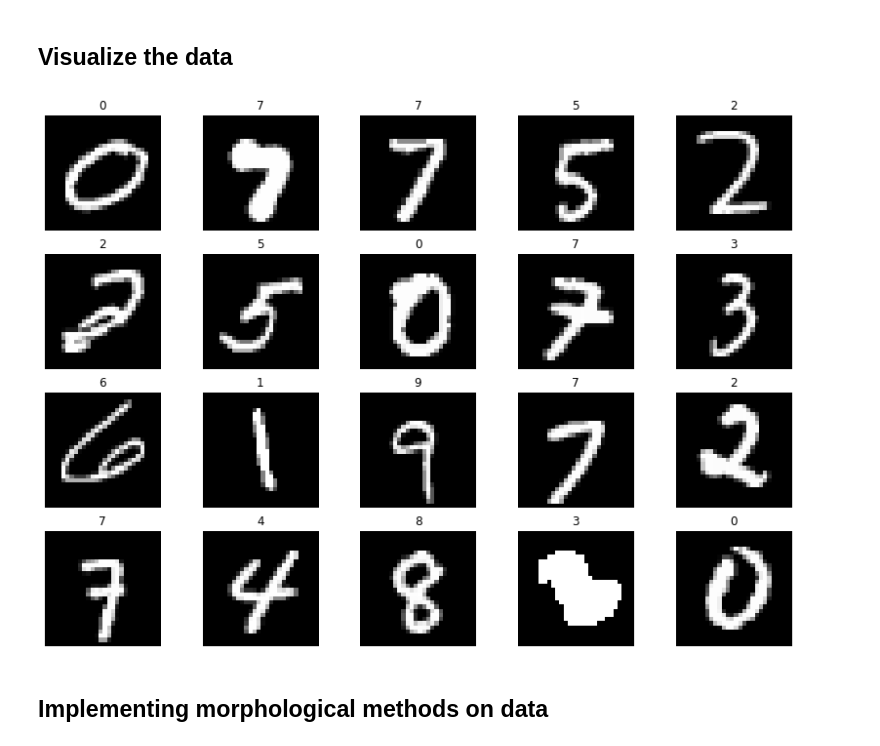
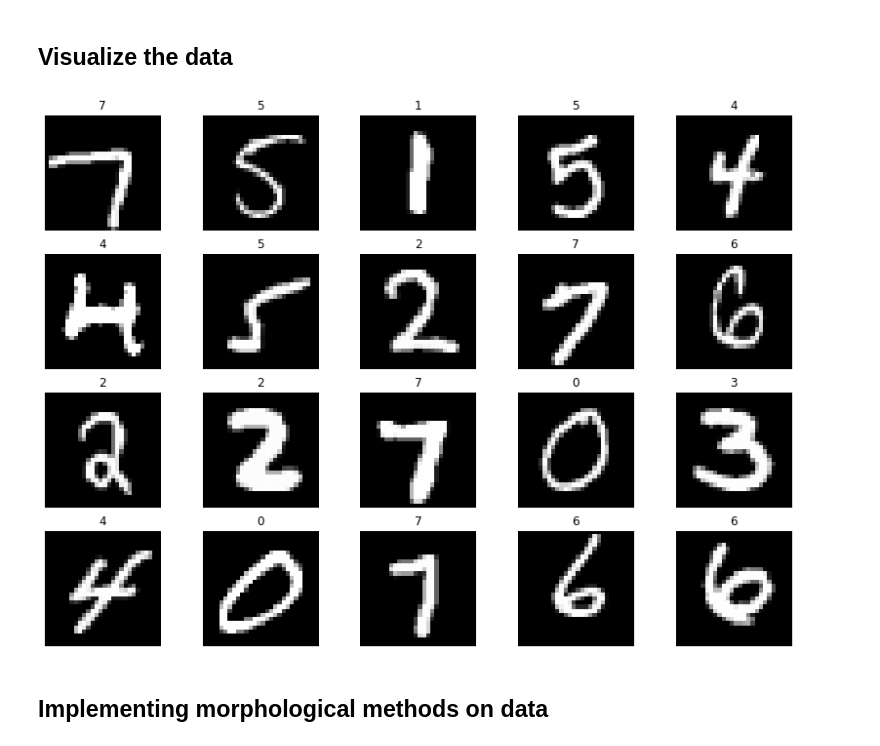
Before and after one commit to godfather-is-me/MNIST-DigitRecogniser, a Jupyter notebook: MNIST_recognizer.ipynb, the cells around one changed output. Saved outputs shown, nothing was run; the diff lists cells and outputs as text; code cells hidden in the pictures.

```diff
--- a/MNIST_recognizer.ipynb
+++ b/MNIST_recognizer.ipynb
@@ -46,21 +60,22 @@ memory usage: 251.5 MB
 # %% [markdown]
 ## Visualize the data
 # %%
-def visual_random():
+def visual_random(Xdata, Ydata):
+  # Assuming input is numpy array shaped (x, 28 , 28)
   index = np.random.randint(0, 42000)
-  img = np.array(train.drop('label', axis=1).iloc[index])
-  label = train.iloc[index]['label']
+  img = Xdata[index]
+  label = Ydata[index]
 
-  plt.imshow(img.reshape(28, 28), cmap='gray')
+  plt.imshow(img, cmap='gray')
   plt.title(label)
   plt.axis('off')
 # %%
 plt.figure(figsize=(14, 10))
 for i in range(20):
   ax = plt.subplot(4, 5, i + 1)
-  visual_random()
+  visual_random(train[0], train[1])
 # %% [output]
-[figure, old version]
+[figure, new version]
 # %% [markdown]
 ## Implementing morphological methods on data
 # %% [markdown]
```
Also changed, not shown: parts of 13 cells of this notebook.
